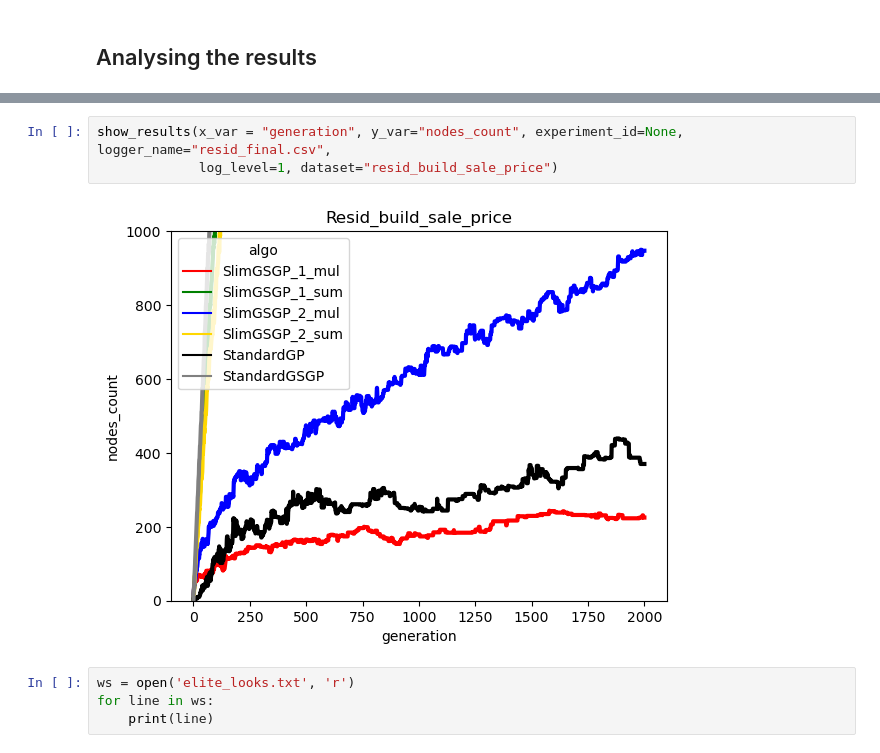
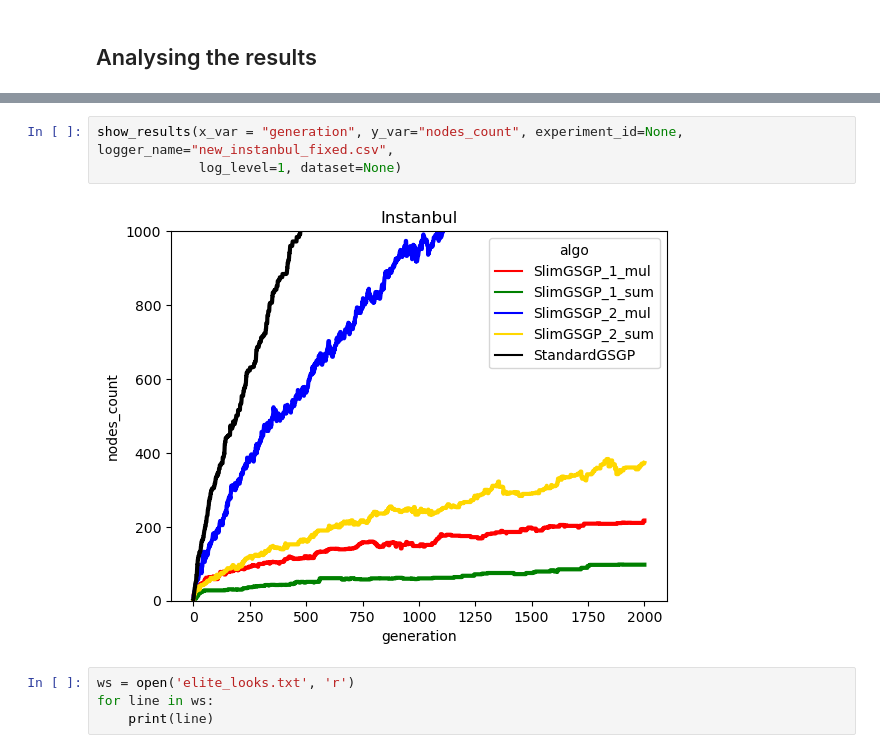
Before and after one commit to Rizzolioli/SlimShady, a Jupyter notebook: utils/results_analyser.ipynb, the cells around one changed output, grey strips where cells are left out. Drawn from its saved outputs; the diff is of its cells as text.

```diff
--- a/utils/results_analyser.ipynb
+++ b/utils/results_analyser.ipynb
@@ -16,8 +41,8 @@ log_level = 1
 # %%
-show_results(x_var = "generation", y_var="nodes_count", experiment_id=None, logger_name="resid_final.csv",
-             log_level=1, dataset="resid_build_sale_price")
+show_results(x_var = "generation", y_var="nodes_count", experiment_id=None, logger_name="new_instanbul_fixed.csv",
+             log_level=1, dataset=None)
 # %% [output]
-[figure, old version]
+[figure, new version]
 # %%
 ws = open('elite_looks.txt', 'r')
 for line in ws:
```
Also changed, not shown: parts of 6 cells of this notebook, 12 other files.
